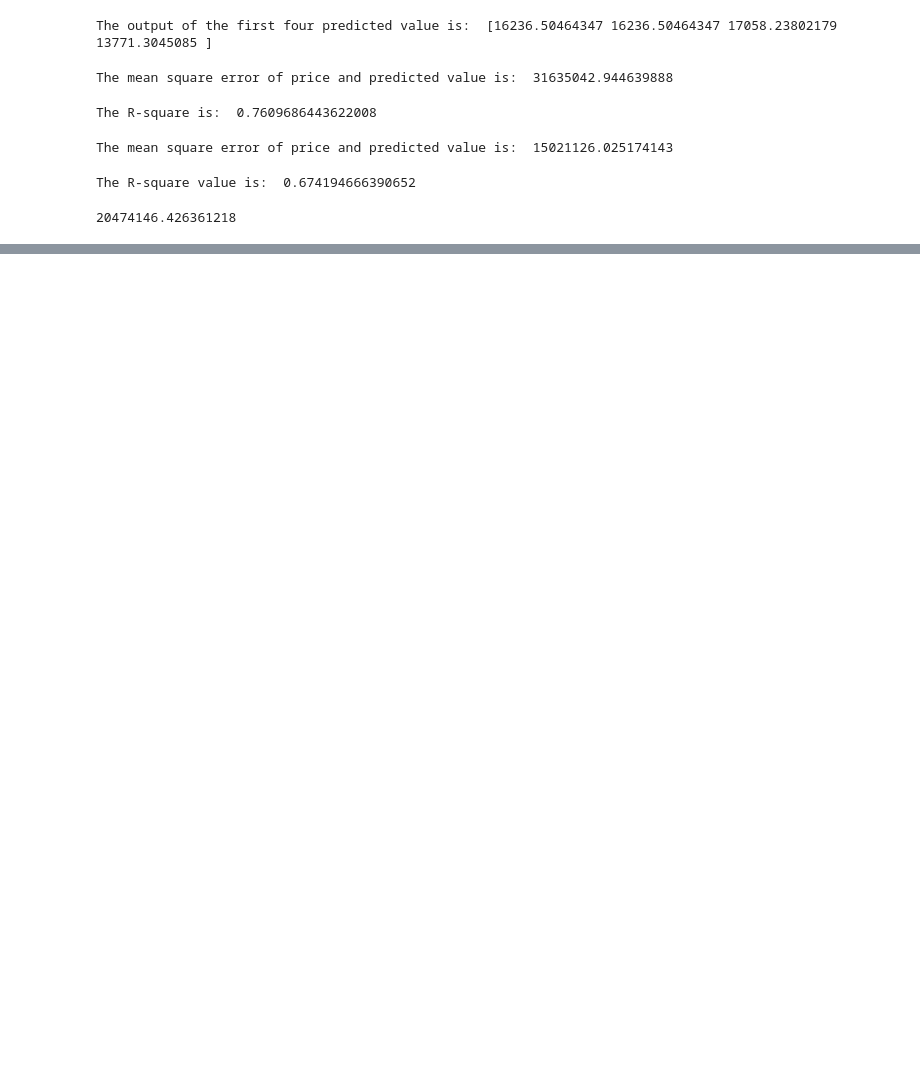
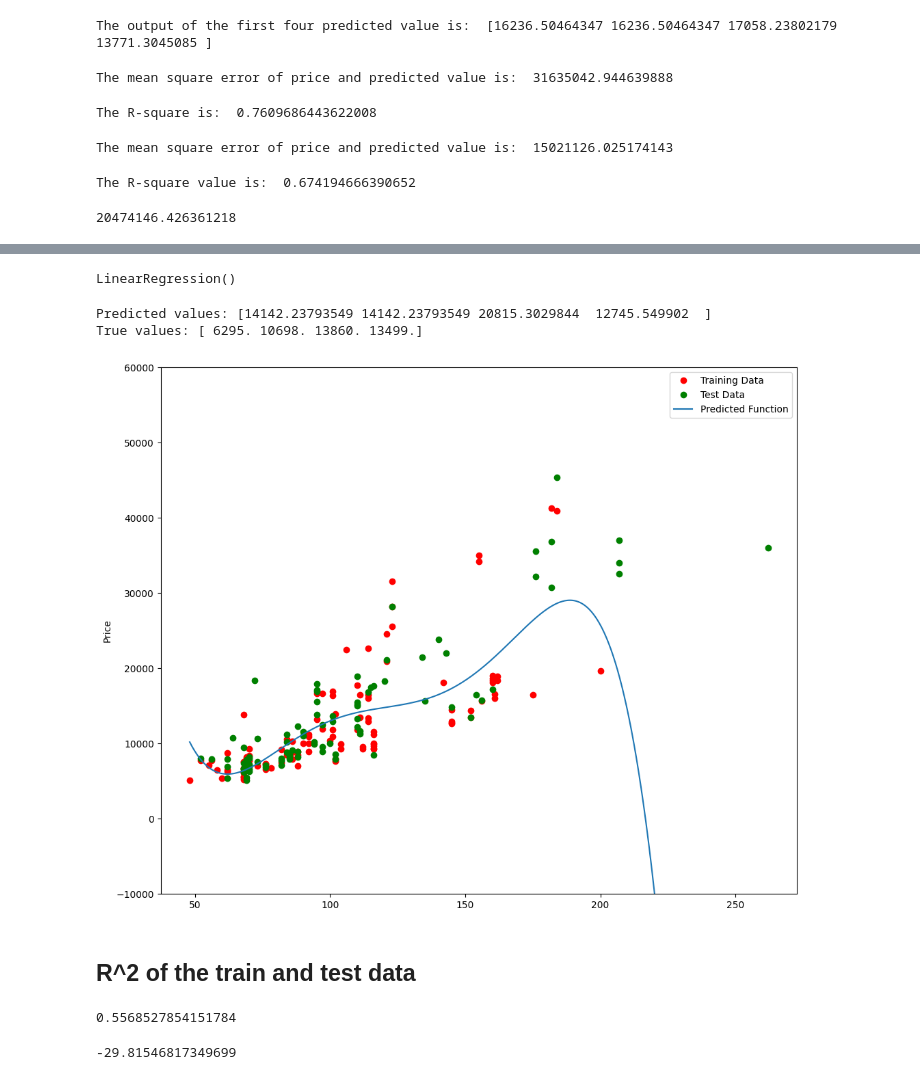
Before and after one commit to MaliniVibin1502/python, a Jupyter notebook: Usedcarpricing.ipynb, the cells around one changed output, grey strips where cells are left out. Saved outputs shown, nothing was run; the diff lists cells and outputs as text; code cells hidden in the pictures; blank space fills up the shorter version.

```diff
--- a/Usedcarpricing.ipynb
+++ b/Usedcarpricing.ipynb
@@ -965,0 +1168,3 @@ Comparing these three models, it is concluded that the MLR model is the best mod
+# %%
+x_train, x_test, y_train, y_test = train_test_split(x_data, y_data, test_size=0.45, random_state=0)
+print("Entries in training set:",x_train.shape[0],"Entreies in test set:",x_test.shape[0])
@@ -965,0 +1189,2 @@ Comparing these three models, it is concluded that the MLR model is the best mod
+# %%
+x_train_pr = pr.fit_transform(x_train[['horsepower']])
@@ -965,0 +1207,28 @@ Comparing these three models, it is concluded that the MLR model is the best mod
+# %%
+x_test_pr = pr.fit_transform(x_test[['horsepower']])
+# %%
+poly = LinearRegression()
+poly.fit(x_train_pr, y_train)
+# %% [output]
+LinearRegression()
+# %%
+print("Predicted values:", yhat[0:4])
+print("True values:", y_test[0:4].values)
+# %% [output]
+Predicted values: [14142.23793549 14142.23793549 20815.3029844  12745.549902  ]
+True values: [ 6295. 10698. 13860. 13499.]
+# %%
+PollyPlots(x_train['horsepower'], x_test['horsepower'], y_train, y_test, poly,pr)
+# %% [output]
+[figure, added]
+# %% [markdown]
+R^2 of the train and test data
+---
+# %%
+poly.score(x_train_pr, y_train)
+# %% [output]
+0.5568527854151784
+# %%
+poly.score(x_test_pr, y_test)
+# %% [output]
+-29.81546817349699
```
Also changed, not shown: parts of 71 cells of this notebook.
